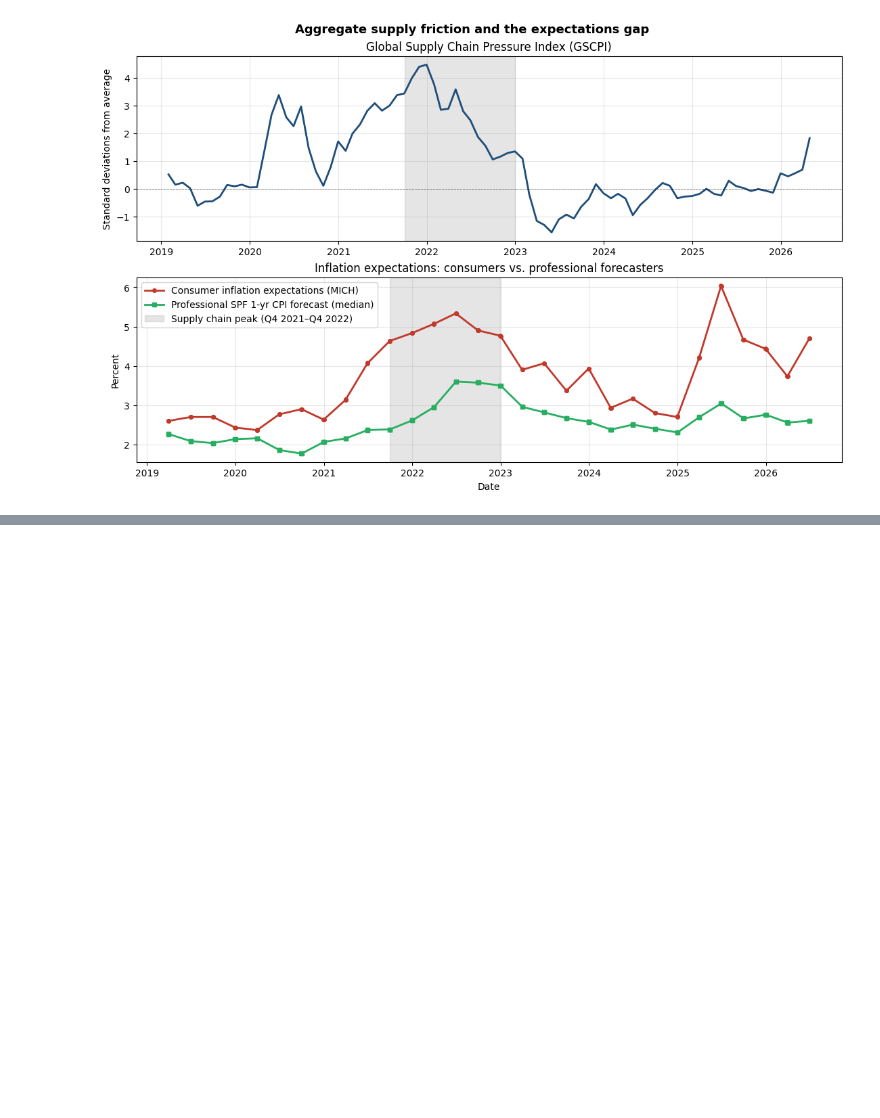
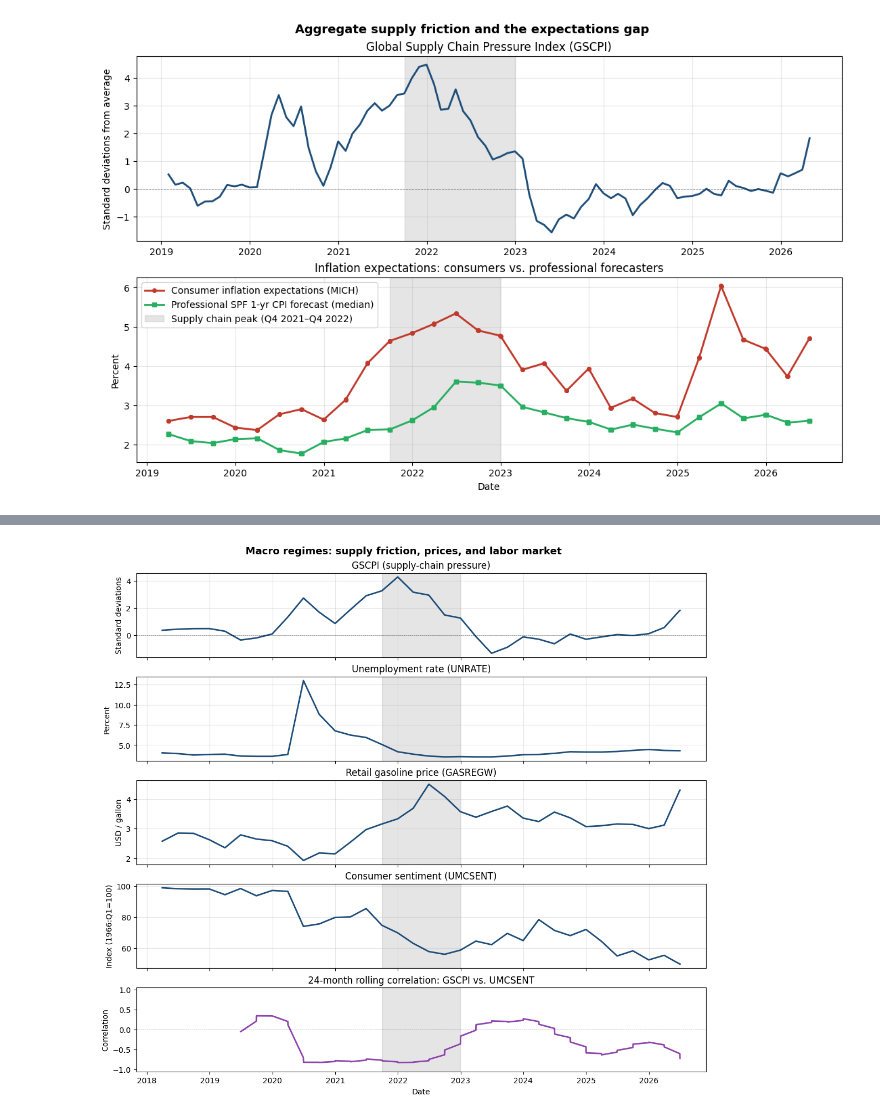
Before and after one commit to hundiwalaj/as-ad-dashboard, a Jupyter notebook: dashboard.ipynb, the cells around one changed output, grey strips where cells are left out. Saved outputs shown, nothing was run; the diff lists cells and outputs as text; code cells hidden in the pictures; blank space fills up the shorter version.

```diff
--- a/dashboard.ipynb
+++ b/dashboard.ipynb
@@ -65,0 +87,8 @@ plt.show()
+# %%
+roll_corr = rolling_correlation_gscpi_umcsent(df, window_months=24)
+print(roll_corr.dropna().tail())
+
+fig_regimes = plot_macro_regimes(df, rolling_corr=roll_corr, plot_start="2018-01-01")
+fig_regimes.savefig("figures/macro_regimes.png", dpi=150, bbox_inches="tight")
+plt.show()
+# %% [output]
@@ -65,0 +102 @@ plt.show()
+[figure, added]
```
Also changed, not shown: parts of 8 cells of this notebook, 6 other files.
